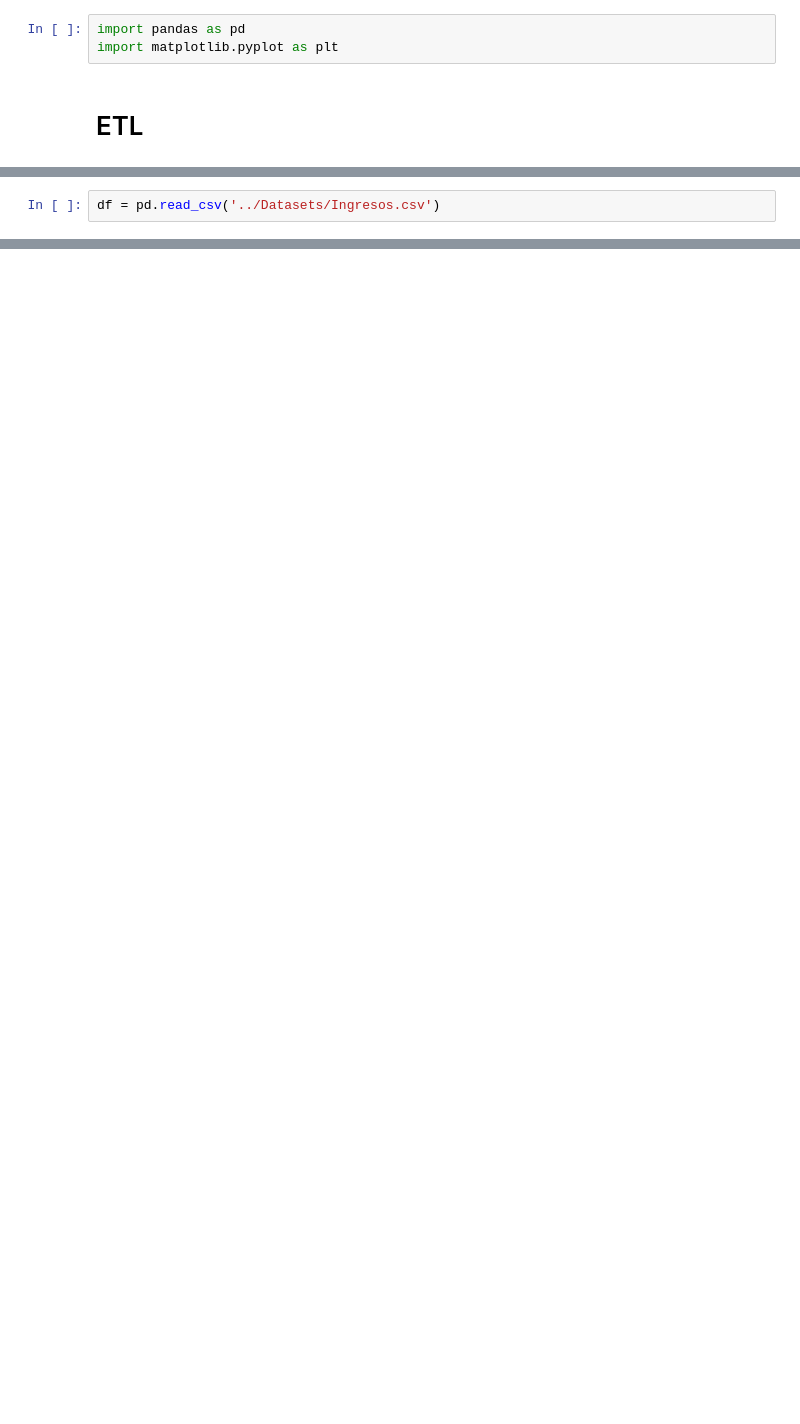
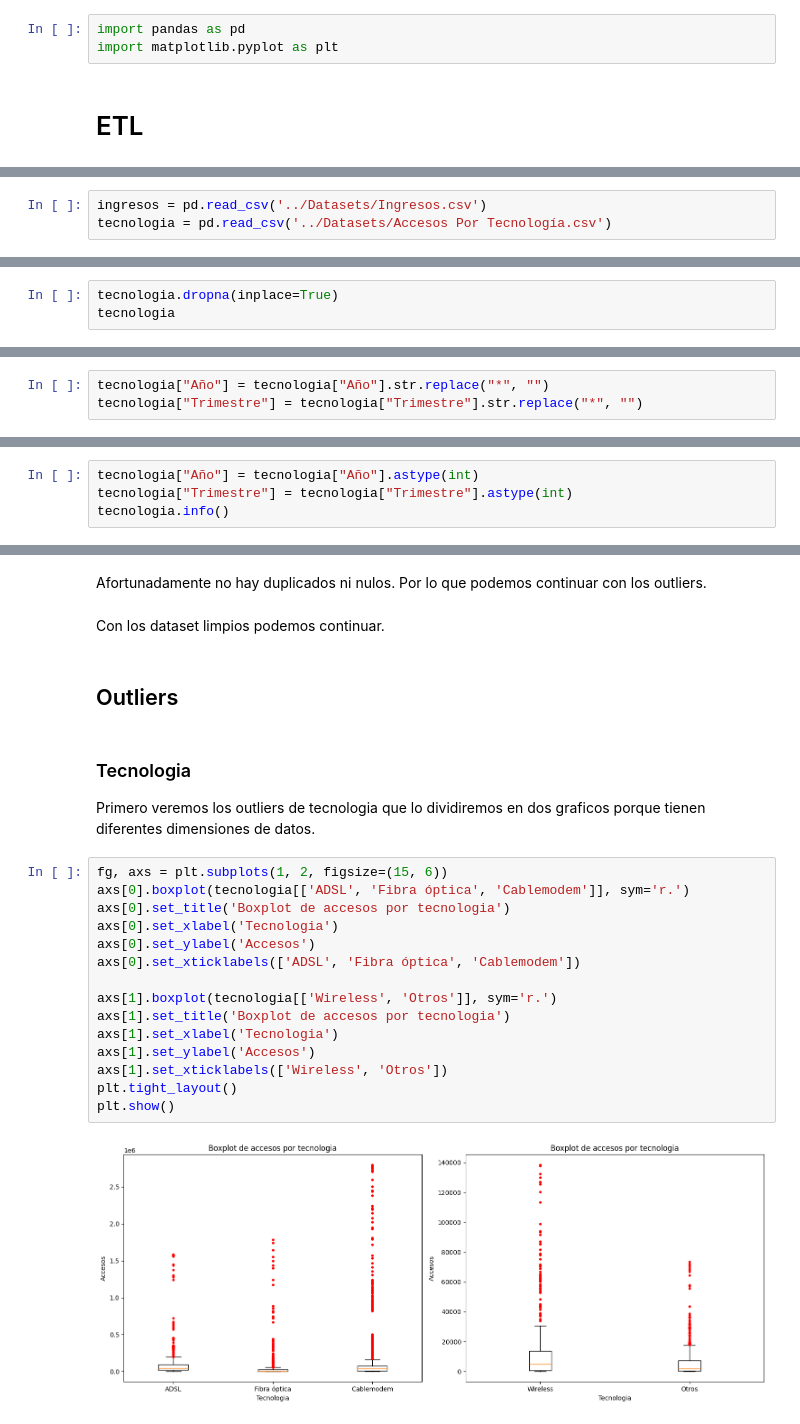
Before and after one commit to Thejairex/Proyecto-Individual-N-2, a Jupyter notebook: EDA/internet copy 2.ipynb, the cells around one changed output, grey strips where cells are left out. Saved outputs shown, nothing was run; the diff lists cells and outputs as text; blank space fills up the shorter version.

```diff
--- a/EDA/internet copy 2.ipynb
+++ b/EDA/internet copy 2.ipynb
@@ -8,2 +10,3 @@ import matplotlib.pyplot as plt
 # %%
-df = pd.read_csv('../Datasets/Ingresos.csv')
+ingresos = pd.read_csv('../Datasets/Ingresos.csv')
+tecnologia = pd.read_csv('../Datasets/Accesos Por Tecnología.csv')
@@ -28,0 +90,3 @@ memory usage: 1.4+ KB
+# %%
+tecnologia.dropna(inplace=True)
+tecnologia
@@ -28,0 +131,3 @@ memory usage: 1.4+ KB
+# %%
+tecnologia["Año"] = tecnologia["Año"].str.replace("*", "")
+tecnologia["Trimestre"] = tecnologia["Trimestre"].str.replace("*", "")
@@ -28,0 +136,4 @@ memory usage: 1.4+ KB
+# %%
+tecnologia["Año"] = tecnologia["Año"].astype(int)
+tecnologia["Trimestre"] = tecnologia["Trimestre"].astype(int)
+tecnologia.info()
@@ -28,0 +177,26 @@ memory usage: 1.4+ KB
+# %% [markdown]
+Afortunadamente no hay duplicados ni nulos. Por lo que podemos continuar con los outliers.
+# %% [markdown]
+Con los dataset limpios podemos continuar.
+# %% [markdown]
+## Outliers
+# %% [markdown]
+### Tecnologia
+Primero veremos los outliers de tecnologia que lo dividiremos en dos graficos porque tienen diferentes dimensiones de datos.
+# %%
+fg, axs = plt.subplots(1, 2, figsize=(15, 6))
+axs[0].boxplot(tecnologia[['ADSL', 'Fibra óptica', 'Cablemodem']], sym='r.')
+axs[0].set_title('Boxplot de accesos por tecnologia')
+axs[0].set_xlabel('Tecnologia')
+axs[0].set_ylabel('Accesos')
+axs[0].set_xticklabels(['ADSL', 'Fibra óptica', 'Cablemodem'])
+
+axs[1].boxplot(tecnologia[['Wireless', 'Otros']], sym='r.')
+axs[1].set_title('Boxplot de accesos por tecnologia')
+axs[1].set_xlabel('Tecnologia')
+axs[1].set_ylabel('Accesos')
+axs[1].set_xticklabels(['Wireless', 'Otros'])
+plt.tight_layout()
+plt.show()
+# %% [output]
+[figure, added]
```
Also changed, not shown: parts of 43 cells of this notebook, 2 other files.
